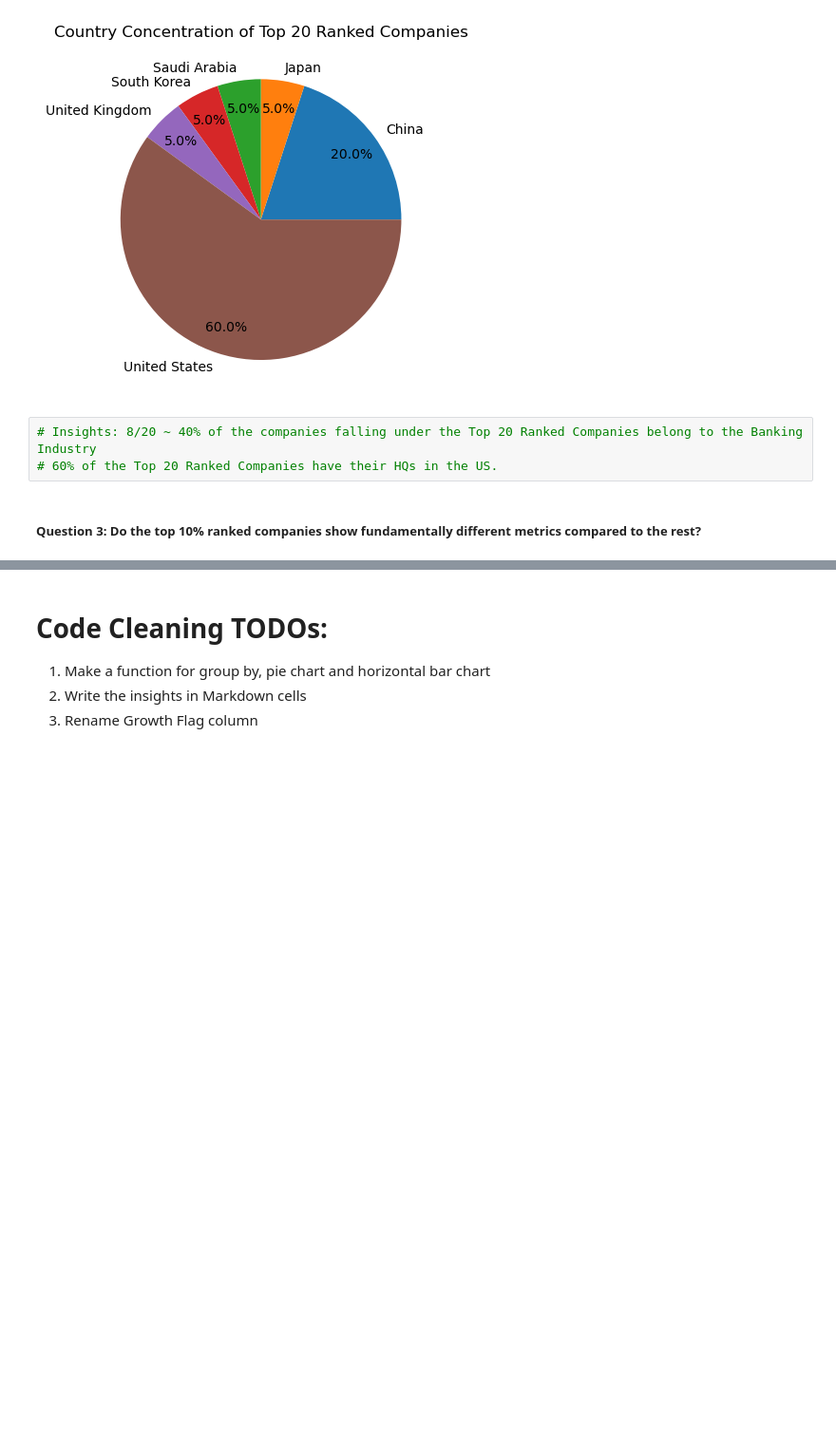
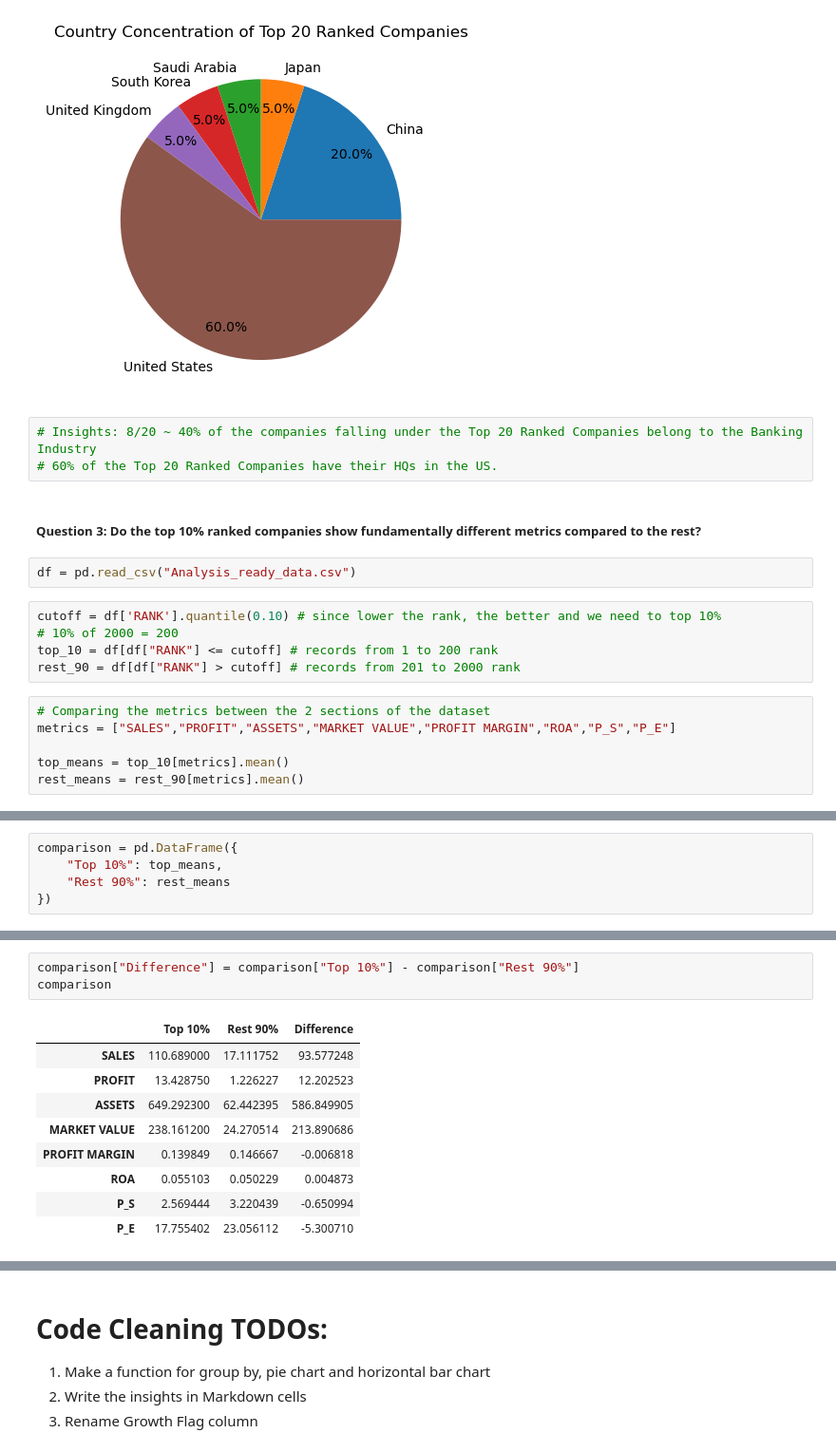
Before and after one commit to GauriR011/Forbes-Global-2025, a Jupyter notebook: Code.ipynb, the cells around one changed output, grey strips where cells are left out. Shown at 95% size. Drawn from its saved outputs; the diff is of its cells as text; blank space fills up the shorter version.

```diff
--- a/Code.ipynb
+++ b/Code.ipynb
@@ -891,3 +886,16 @@ plt.show()
 # 60% of the Top 20 Ranked Companies have their HQs in the US.
 # %% [markdown]
 ##### Question 3: Do the top 10% ranked companies show fundamentally different metrics compared to the rest?
+# %%
+df = pd.read_csv("Analysis_ready_data.csv")
+# %%
+cutoff = df['RANK'].quantile(0.10) # since lower the rank, the better and we need to top 10%
+# 10% of 2000 = 200
+top_10 = df[df["RANK"] <= cutoff] # records from 1 to 200 rank
+rest_90 = df[df["RANK"] > cutoff] # records from 201 to 2000 rank
+# %%
+# Comparing the metrics between the 2 sections of the dataset
+metrics = ["SALES","PROFIT","ASSETS","MARKET VALUE","PROFIT MARGIN","ROA","P_S","P_E"]
+
+top_means = top_10[metrics].mean()
+rest_means = rest_90[metrics].mean()
@@ -893,0 +912,5 @@ plt.show()
+# %%
+comparison = pd.DataFrame({
+    "Top 10%": top_means,
+    "Rest 90%": rest_means
+})
@@ -893,0 +924,13 @@ plt.show()
+# %%
+comparison["Difference"] = comparison["Top 10%"] - comparison["Rest 90%"]
+comparison
+# %% [output]
+|  | Top 10% | Rest 90% | Difference |
+| SALES | 110.689000 | 17.111752 | 93.577248 |
+| PROFIT | 13.428750 | 1.226227 | 12.202523 |
+| ASSETS | 649.292300 | 62.442395 | 586.849905 |
+| MARKET VALUE | 238.161200 | 24.270514 | 213.890686 |
+| PROFIT MARGIN | 0.139849 | 0.146667 | -0.006818 |
+| ROA | 0.055103 | 0.050229 | 0.004873 |
+| P_S | 2.569444 | 3.220439 | -0.650994 |
+| P_E | 17.755402 | 23.056112 | -5.300710 |
```
Also changed, not shown: parts of 4 cells of this notebook.
